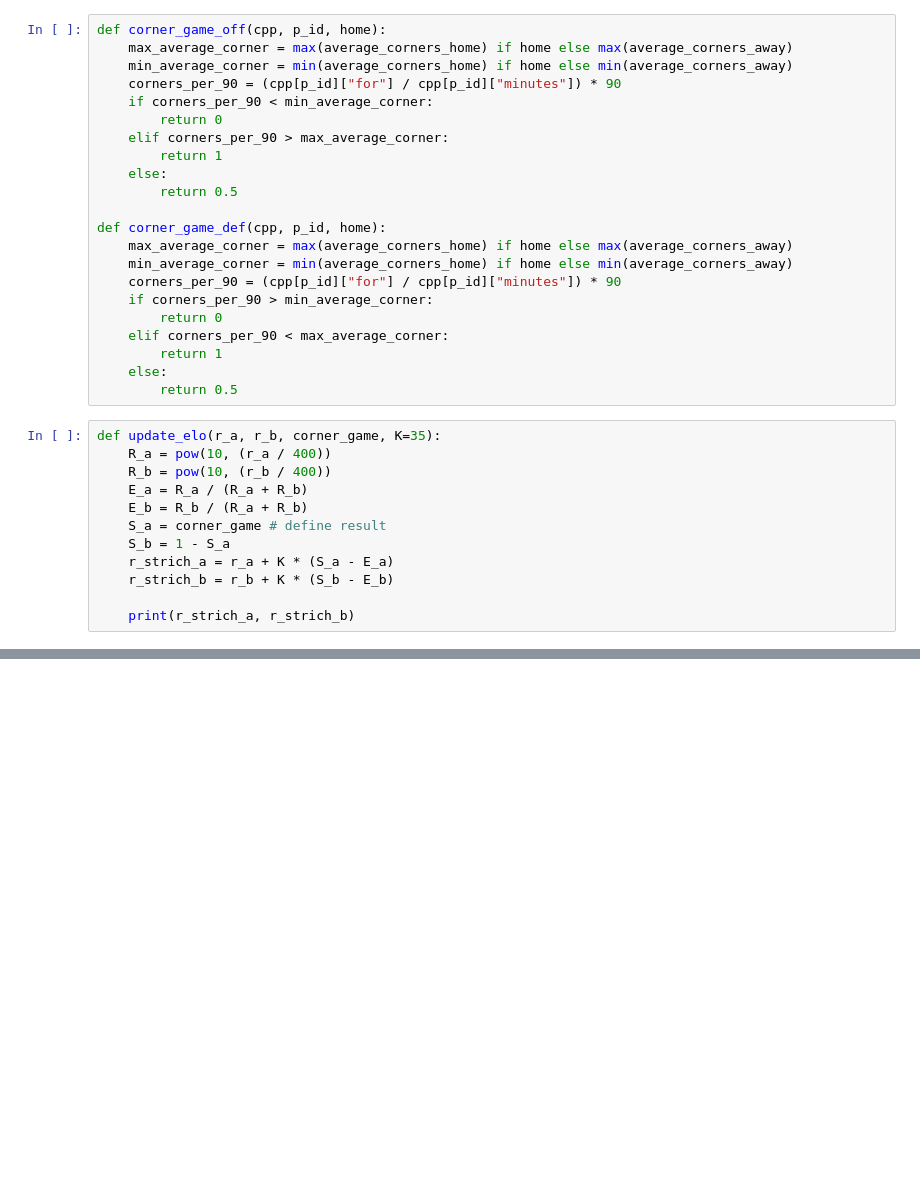
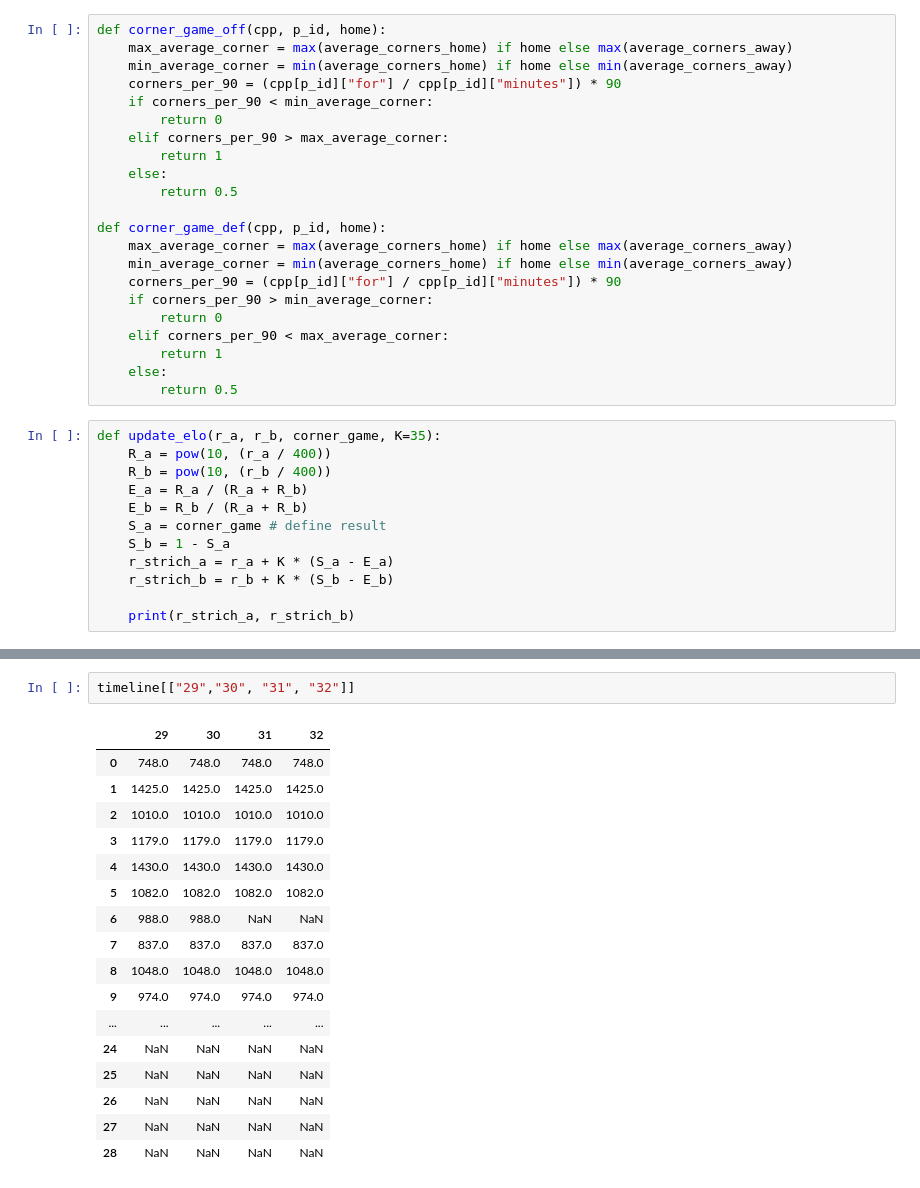
Before and after one commit to s-morten/packing-report, a Jupyter notebook: corner-impact/corner-impact.ipynb, the cells around one changed output, grey strips where cells are left out. Drawn from its saved outputs; the diff is of its cells as text; blank space fills up the shorter version.

```diff
--- a/corner-impact/corner-impact.ipynb
+++ b/corner-impact/corner-impact.ipynb
@@ -212,0 +303,20 @@ update_elo(1500, 1000)
+# %%
+timeline[["29","30", "31", "32"]]
+# %% [output]
+|  | 29 | 30 | 31 | 32 |
+| 0 | 748.0 | 748.0 | 748.0 | 748.0 |
+| 1 | 1425.0 | 1425.0 | 1425.0 | 1425.0 |
+| 2 | 1010.0 | 1010.0 | 1010.0 | 1010.0 |
+| 3 | 1179.0 | 1179.0 | 1179.0 | 1179.0 |
+| 4 | 1430.0 | 1430.0 | 1430.0 | 1430.0 |
+| 5 | 1082.0 | 1082.0 | 1082.0 | 1082.0 |
+| 6 | 988.0 | 988.0 | NaN | NaN |
+| 7 | 837.0 | 837.0 | 837.0 | 837.0 |
+| 8 | 1048.0 | 1048.0 | 1048.0 | 1048.0 |
+| 9 | 974.0 | 974.0 | 974.0 | 974.0 |
+| ... | ... | ... | ... | ... |
+| 24 | NaN | NaN | NaN | NaN |
+| 25 | NaN | NaN | NaN | NaN |
+| 26 | NaN | NaN | NaN | NaN |
+| 27 | NaN | NaN | NaN | NaN |
+| 28 | NaN | NaN | NaN | NaN |
```
Also changed, not shown: parts of 16 cells of this notebook.
